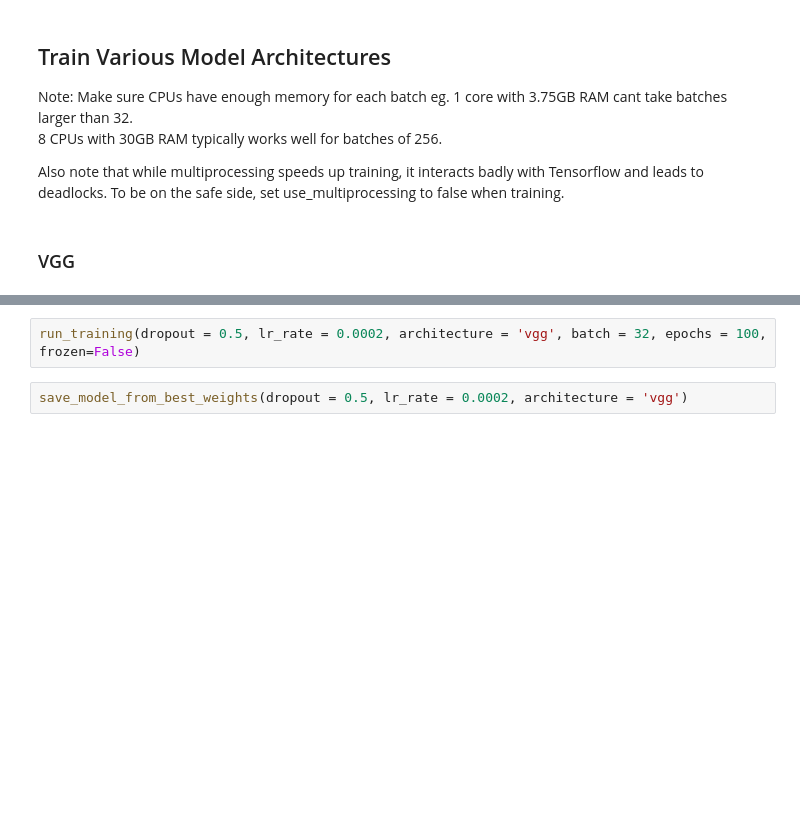
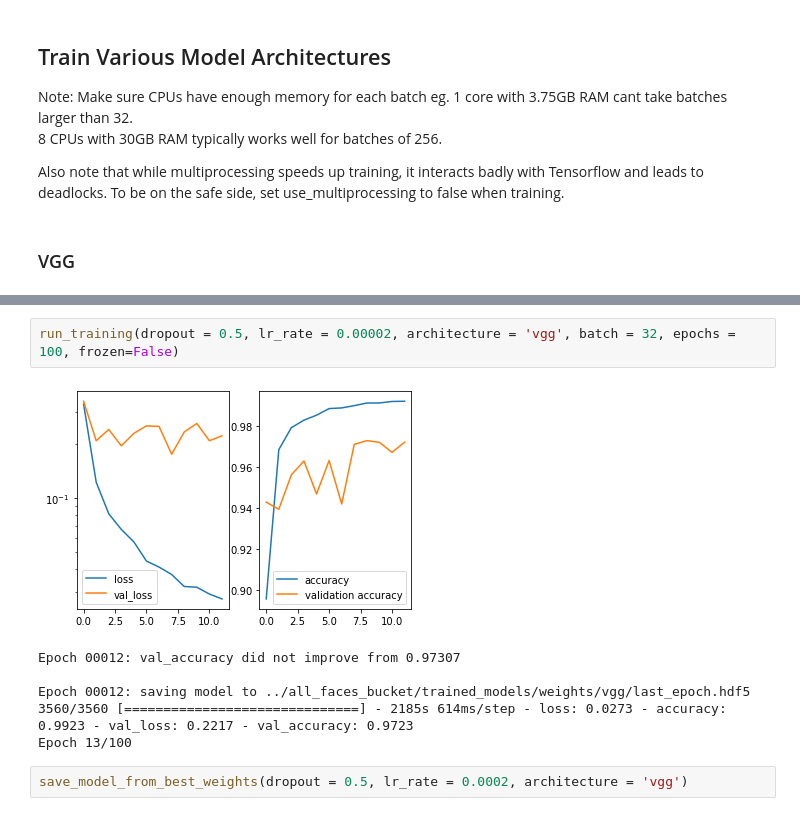
Before and after one commit to LSEDev/DeepfakeDetection, a Jupyter notebook: training/baseline_networks.ipynb, the cells around one changed output, grey strips where cells are left out. Cells and saved outputs as stored; diff of their text form; blank space fills up the shorter version.

```diff
--- a/training/baseline_networks.ipynb
+++ b/training/baseline_networks.ipynb
@@ -336,5 +381,12 @@ run_training(dropout = 0.5, lr_rate = 0.0002, architecture = 'vgg', batch = 32,
 # %%
-run_training(dropout = 0.5, lr_rate = 0.0002, architecture = 'vgg', batch = 32, epochs = 100, frozen=False)
+run_training(dropout = 0.5, lr_rate = 0.00002, architecture = 'vgg', batch = 32, epochs = 100, frozen=False)
+# %% [output]
+[figure, added]
+Epoch 00012: val_accuracy did not improve from 0.97307
+
+Epoch 00012: saving model to ../all_faces_bucket/trained_models/weights/vgg/last_epoch.hdf5
+3560/3560 [==============================] - 2185s 614ms/step - loss: 0.0273 - accuracy: 0.9923 - val_loss: 0.2217 - val_accuracy: 0.9723
+Epoch 13/100
 # %%
 save_model_from_best_weights(dropout = 0.5, lr_rate = 0.0002, architecture = 'vgg')
 # %% [markdown]
```
Also changed, not shown: parts of 9 cells of this notebook.
